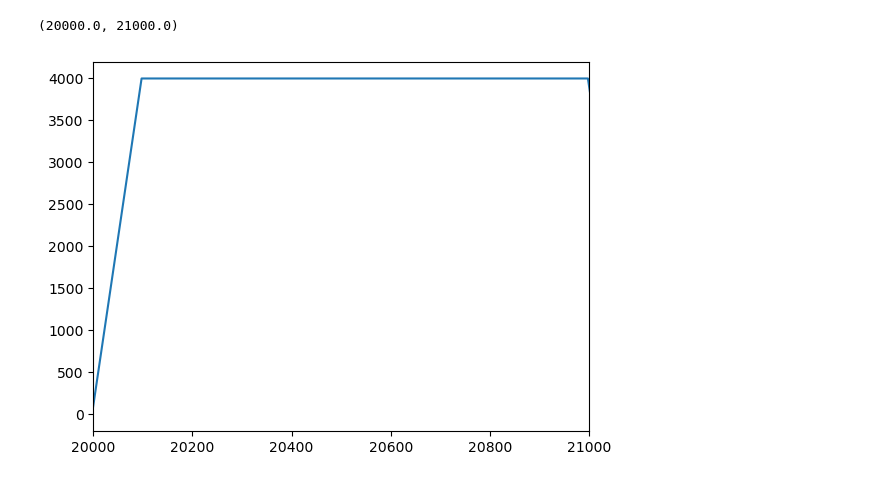
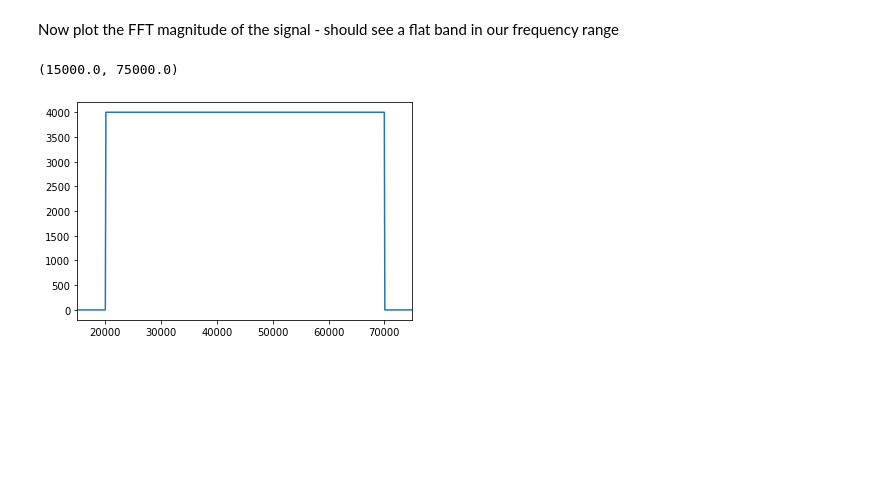
Before and after one commit to yuhants/fun, a Jupyter notebook: freq_comb.ipynb, the cells around one changed output. Saved outputs shown, nothing was run; the diff lists cells and outputs as text; code cells hidden in the pictures; blank space fills up the shorter version.

Commit message:
update freq comb code

```diff
--- a/freq_comb.ipynb
+++ b/freq_comb.ipynb
@@ -25,19 +9,3 @@ array([20097.4875, 20197.475 , 20297.4625, 20397.45  , 20497.4375,
-# %%
-# Now try to optimize phase configuration
-n_iter = 1000
-sums = np.zeros(n_iter)
-phases = np.zeros((n_iter, ff.size))
-
-for i in range(n_iter):
-    np.random.seed(i)
-
-    phase = np.random.rand(ff.size) * 2 * np.pi
-    sig = get_signal(tt, ff, phase)
-
-    sums[i] = np.sum(sig)
-    phases[i] = phase
-
-best_phase = phases[np.argmin(sums)]
 # %%
 def get_signal(tt, ff, phase=None):
     sig = np.zeros_like(tt)
@@ -56,0 +19,8 @@ plt.plot(sig)
+# %%
+# `freq` * `nsample` has to be roughly larger than 100 kHz
+# to exceed nyquist frequency of frequency range we're working with
+# AFG1022 has max samping rate of 125 MHz
+rep_rate = 100
+nsample = 8000
+
+fstart, fend = 20000, 70000
@@ -56,0 +58,18 @@ plt.plot(sig)
+# %%
+# Now try to optimize phase configuration
+# Do Monte Carlo to find th phase that gives
+# maximally uniform magnitude in the time domain
+n_iter = 1000
+sums = np.zeros(n_iter)
+phases = np.zeros((n_iter, ff.size))
+
+for i in range(n_iter):
+    np.random.seed(i)
+
+    phase = np.random.rand(ff.size) * 2 * np.pi
+    sig = get_signal(tt, ff, phase)
+
+    sums[i] = np.sum(np.abs(sig))
+    phases[i] = phase
+
+best_phase = phases[np.argmin(sums)]
@@ -57,9 +90,11 @@ plt.plot(sig)
+# %% [markdown]
+Now plot the FFT magnitude of the signal - should see a flat band in our frequency range
 # %%
 sp = fftshift(fft(sig))
 freq = fftshift(fftfreq(tt.size, delta_t))
 
 plt.plot(freq, np.abs(sp))
-plt.xlim(fstart, fend)
+plt.xlim(fstart-5000, fend + 5000)
 # %% [output]
-(20000.0, 21000.0)
+(15000.0, 75000.0)
-[figure, old version]
+[figure, new version]
```
Also changed, not shown: parts of 14 cells of this notebook, 1 other file.
